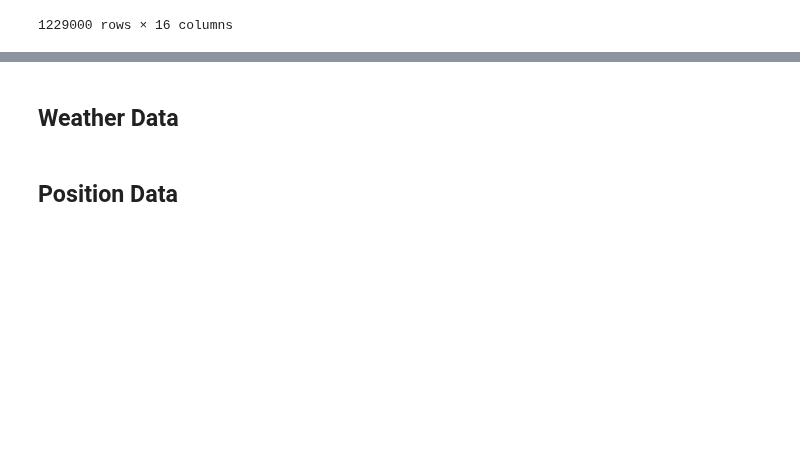
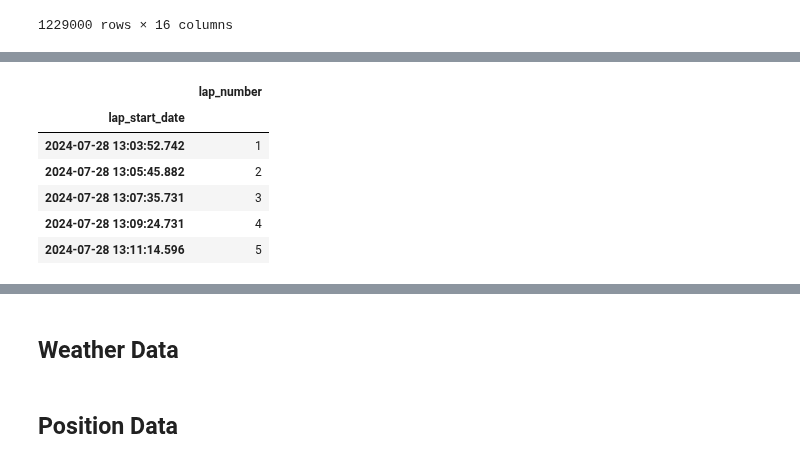
Before and after one commit to GoktugOcal/LiveF1, a Jupyter notebook: test.ipynb, the cells around one changed output, grey strips where cells are left out. Drawn from its saved outputs; the diff is of its cells as text; code cells hidden in the pictures; blank space fills up the shorter version.

```diff
--- a/test.ipynb
+++ b/test.ipynb
@@ -113,2 +92,12 @@ Timestamp('2024-07-28 12:10:27.607000')
+# %%
+laps_driver[["lap_start_date","lap_number"]].head().set_index("lap_start_date")
+# %% [output]
+|  | lap_number |
+| lap_start_date |  |
+| 2024-07-28 13:03:52.742 | 1 |
+| 2024-07-28 13:05:45.882 | 2 |
+| 2024-07-28 13:07:35.731 | 3 |
+| 2024-07-28 13:09:24.731 | 4 |
+| 2024-07-28 13:11:14.596 | 5 |
 # %%
 df_driver = df[(df["DriverNo"] == "44")].set_index("Utc")
```
Also changed, not shown: parts of 11 cells of this notebook, 7 other files.
